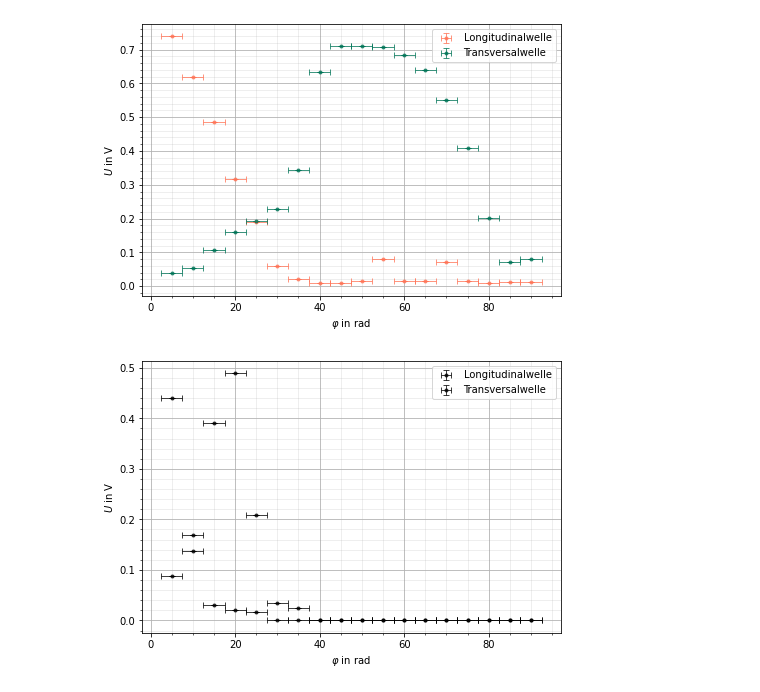
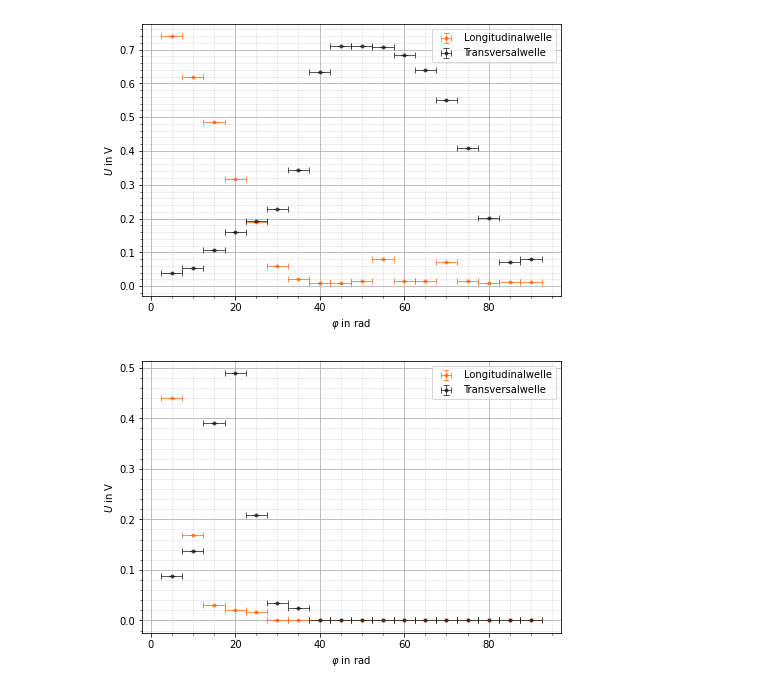
Before and after one commit to CVC97/ExPhy-III-Praktikum, a Jupyter notebook: 18_Ultraschallwellen/18_Ultraschallwellen.ipynb, the cells around one changed output. Drawn from its saved outputs; the diff is of its cells as text; code cells hidden in the pictures.

Commit message:
plot 3

```diff
--- a/18_Ultraschallwellen/18_Ultraschallwellen.ipynb
+++ b/18_Ultraschallwellen/18_Ultraschallwellen.ipynb
@@ -1,37 +1,37 @@
 # %%
 import numpy as np
 import sympy as sy
 import matplotlib.pyplot as plt
 from scipy import optimize
 from scipy.optimize import curve_fit
 
 input1 = 'V18_2.txt'
 input2 = 'V18_3.txt'
 
 x1 = np.loadtxt(input1, float, usecols=0, skiprows=3, delimiter=',')
 y11 = np.loadtxt(input1, float, usecols=1, skiprows=3, delimiter=',')
 y12 = np.loadtxt(input1, float, usecols=2, skiprows=3, delimiter=',')
 
 x2 = np.loadtxt(input2, float, usecols=0, skiprows=3, delimiter=',')
 y21 = np.loadtxt(input2, float, usecols=1, skiprows=3, delimiter=',')
 y22 = np.loadtxt(input2, float, usecols=2, skiprows=3, delimiter=',')
 
 fig, ax = plt.subplots(figsize=(7.5,5))
 #xplot1 = np.linspace(min(x1), max(x1), 1000)
 #xplot2 = np.linspace(min(x2), max(x2), 1000)
 
 ax.set_xlabel(r'$\varphi$ in rad')
 ax.set_ylabel(r'$U$ in V')
 ax.grid()
 ax.grid(which='minor', color='#999999', alpha=0.2, linestyle='-')
 ax.minorticks_on()
-ax.errorbar(x1, y11, xerr = 2.5, yerr = 0, fmt = '.', color = '#ff7457', alpha = 0.75, linewidth=1, ecolor="#ff7457", capsize=3, label = 'Longitudinalwelle')
-ax.errorbar(x1, y12, xerr = 2.5, yerr = 0, fmt = '.', color = '#007457', alpha = 0.75, linewidth=1, ecolor="#007457", capsize=3, label = 'Transversalwelle')
+ax.errorbar(x1, y11, xerr = 2.5, yerr = 0, fmt = '.', color = '#FE7018', alpha = 0.75, linewidth=1, ecolor="#FE7018", capsize=3, label = 'Longitudinalwelle')
+ax.errorbar(x1, y12, xerr = 2.5, yerr = 0, fmt = '.', color = '#212121', alpha = 0.75, linewidth=1, ecolor="#212121", capsize=3, label = 'Transversalwelle')
 ax.legend()
-#plt.savefig('./V18_1.pgf', facecolor = 'white', bbox_inches='tight')
+plt.savefig('./V18_1.pgf', facecolor = 'white', bbox_inches='tight')
 plt.show()
 # %% [output]
-[figure, old version]
+[figure, new version]
 # %%
 fig, ax = plt.subplots(figsize=(7.5,5))
 ax.set_xlabel(r'$\varphi$ in rad')
@@ -39,10 +39,10 @@ ax.set_ylabel(r'$U$ in V')
 ax.grid()
 ax.grid(which='minor', color='#999999', alpha=0.2, linestyle='-')
 ax.minorticks_on()
-ax.errorbar(x2, y21, xerr = 2.5, yerr = 0, fmt = '.', color = 'black', alpha = 0.75, linewidth=1, ecolor="black", capsize=3, label = 'Longitudinalwelle')
-ax.errorbar(x2, y22, xerr = 2.5, yerr = 0, fmt = '.', color = 'black', alpha = 0.75, linewidth=1, ecolor="black", capsize=3, label = 'Transversalwelle')
+ax.errorbar(x2, y21, xerr = 2.5, yerr = 0, fmt = '.', color = '#FE7018', alpha = 0.75, linewidth=1, ecolor="#FE7018", capsize=3, label = 'Longitudinalwelle')
+ax.errorbar(x2, y22, xerr = 2.5, yerr = 0, fmt = '.', color = '#212121', alpha = 0.75, linewidth=1, ecolor="#212121", capsize=3, label = 'Transversalwelle')
 ax.legend()
-#plt.savefig('./V18_2.pgf', facecolor = 'white', bbox_inches='tight')
+plt.savefig('./V18_2.pgf', facecolor = 'white', bbox_inches='tight')
 plt.show()
 # %% [output]
-[figure, old version]
+[figure, new version]
```
